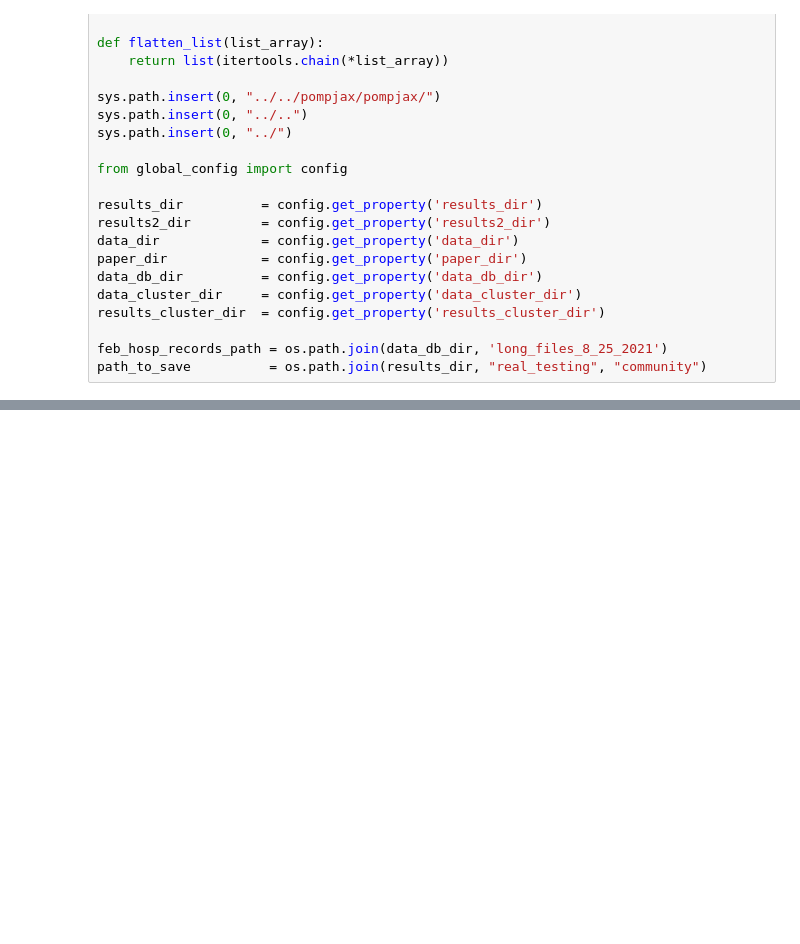
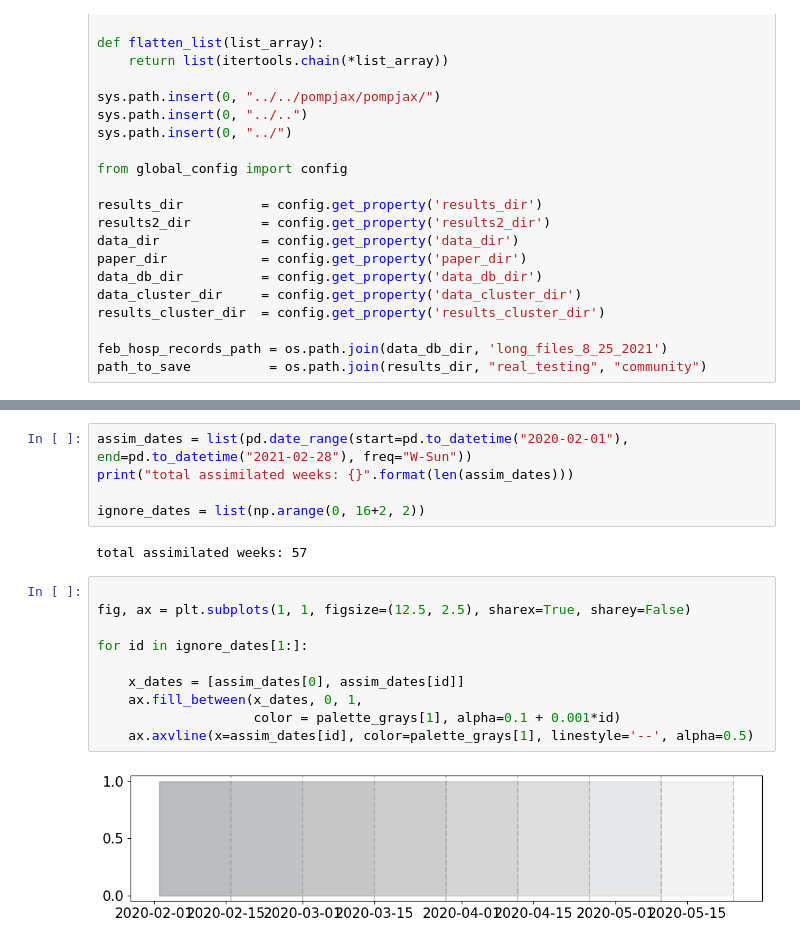
Before and after one commit to ChaosDonkey06/AMR_ABM2, a Jupyter notebook: abm/reviews_epidemics/covid_sense_schematic.ipynb, the cells around one changed output, grey strips where cells are left out. Saved outputs shown, nothing was run; the diff lists cells and outputs as text; blank space fills up the shorter version.

```diff
--- a/abm/reviews_epidemics/covid_sense_schematic.ipynb
+++ b/abm/reviews_epidemics/covid_sense_schematic.ipynb
@@ -64,0 +161,19 @@ observations_df
+# %%
+assim_dates = list(pd.date_range(start=pd.to_datetime("2020-02-01"), end=pd.to_datetime("2021-02-28"), freq="W-Sun"))
+print("total assimilated weeks: {}".format(len(assim_dates)))
+
+ignore_dates = list(np.arange(0, 16+2, 2))
+# %% [output]
+total assimilated weeks: 57
+# %%
+
+fig, ax = plt.subplots(1, 1, figsize=(12.5, 2.5), sharex=True, sharey=False)
+
+for id in ignore_dates[1:]:
+
+    x_dates = [assim_dates[0], assim_dates[id]]
+    ax.fill_between(x_dates, 0, 1,
+                    color = palette_grays[1], alpha=0.1 + 0.001*id)
+    ax.axvline(x=assim_dates[id], color=palette_grays[1], linestyle='--', alpha=0.5)
+# %% [output]
+[figure, added]
```
Also changed, not shown: parts of 4 cells of this notebook, 10 other files.
